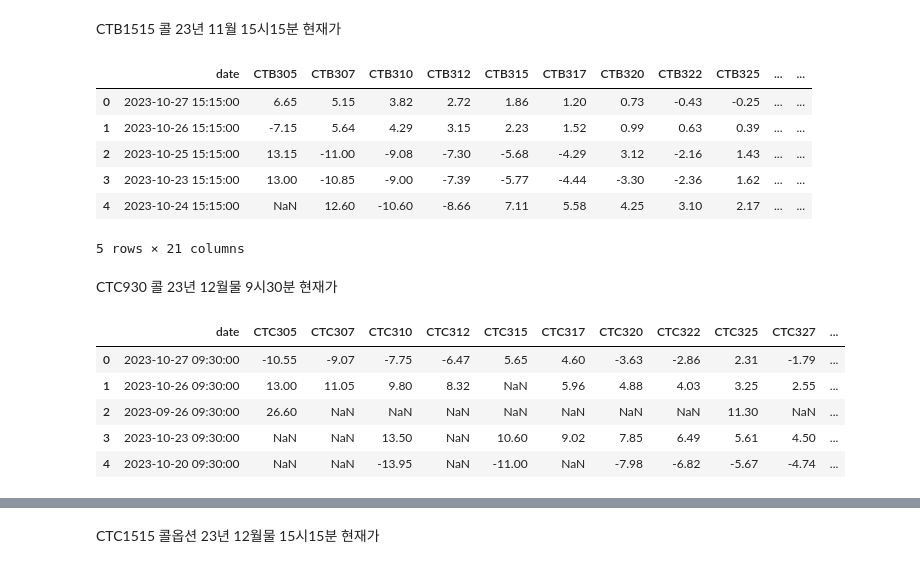
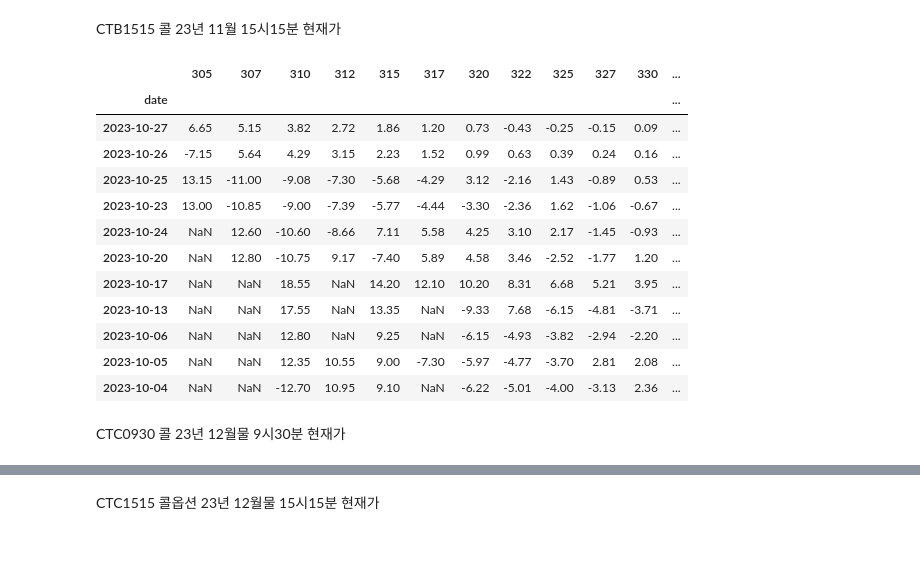
Before and after one commit to jyoooonh/Project1_sample, a Jupyter notebook: option_set.ipynb, the cells around one changed output, grey strips where cells are left out. Drawn from its saved outputs; the diff is of its cells as text; code cells hidden in the pictures.

```diff
--- a/option_set.ipynb
+++ b/option_set.ipynb
@@ -64,5 +65,5 @@ CTB930 콜옵션 23년 11월물 9시30분 현재가
 # %%
-CTB930 = pd.DataFrame() # 합칠 CSV 파일들을 저장할 빈 DataFrame 생성
+CTB0930 = pd.DataFrame() # 합칠 CSV 파일들을 저장할 빈 DataFrame 생성
 root_directory = './option_price/201TB305_352.5/' # 시작 디렉토리 설정
 
 # root_directory와 그 하위 모든 디렉토리에서 CSV 파일을 찾아 합침
@@ -80,9 +81,11 @@ for root, dirs, files in os.walk(root_directory):
             data['체결시간'] = pd.to_datetime(data['체결시간'], format="%Y%m%d%H%M%S")
             data = data[['체결시간', '현재가']].rename(columns={'현재가': csv_file_name, '체결시간': 'date'})
             # 읽어들인 데이터를 기존 데이터프레임과 결합
-            if CTB930.empty:
-                CTB930 = data
+            if CTB0930.empty:
+                CTB0930 = data
             else:
-                CTB930 = pd.merge(CTB930, data, on='date', how='outer')
+                CTB0930 = pd.merge(CTB0930, data, on='date', how='outer')
 
-            CTB930 = CTB930[CTB930['date'].dt.time == pd.to_datetime('09:30:00').time()] # 15시15분 데이터만 추출
+CTB0930 = CTB0930[CTB0930['date'].dt.time == pd.to_datetime('09:30:00').time()] # 09시30분 데이터만 추출
+CTB0930['date'] = CTB0930['date'].dt.strftime("%Y-%m-%d") # 'date' 열의 datetime 값을 "YYYY-MM-DD" 형식으로 변경
+CTB0930.set_index('date', inplace=True)
@@ -111,9 +120,9 @@ for root, dirs, files in os.walk(root_directory):
             data = pd.read_csv(file_path)
             csv_file_name = os.path.basename(file_path)
             if csv_file_name.startswith('201'): # 201로 시작하면 끝에 C를 붙인다.
-                csv_file_name = "C" + csv_file_name.split('.')[0].split('201')[1]
+                csv_file_name = csv_file_name.split('.')[0].split('TB')[1]
             elif csv_file_name.startswith('301'): # 301로 시작하면 끝에 P를 붙인다.
-                csv_file_name = "P" + csv_file_name.split('.')[0].split('301')[1]
+                csv_file_name = csv_file_name.split('.')[0].split('TB')[1]
             data['체결시간'] = pd.to_datetime(data['체결시간'], format="%Y%m%d%H%M%S") # 타입 변경
             data = data[['체결시간', '현재가']].rename(columns={'현재가': csv_file_name, # 행사가를 컬럼 이름으로 넣는다.
              '체결시간': 'date'}) # 컬럼 이름을 date로 바꾼다.
@@ -123,17 +132,25 @@ for root, dirs, files in os.walk(root_directory):
             else:
                 CTB1515 = pd.merge(CTB1515, data, on='date', how='outer') # date기준으로 병합
 
-            CTB1515 = CTB1515[CTB1515['date'].dt.time == pd.to_datetime('15:15:00').time()] # 15시15분 데이터만 추출
+CTB1515 = CTB1515[CTB1515['date'].dt.time == pd.to_datetime('15:15:00').time()] # 15시15분 데이터만 추출
+CTB1515['date'] = CTB1515['date'].dt.strftime("%Y-%m-%d") # 'date' 열의 datetime 값을 "YYYY-MM-DD" 형식으로 변경
+CTB1515.set_index('date', inplace=True)
 # %%
-CTB1515.head()
+CTB1515.head(11)
 # %% [output]
-|  | date | CTB305 | CTB307 | CTB310 | CTB312 | CTB315 | CTB317 | CTB320 | CTB322 | CTB325 | ... | ... |
-| 0 | 2023-10-27 15:15:00 | 6.65 | 5.15 | 3.82 | 2.72 | 1.86 | 1.20 | 0.73 | -0.43 | -0.25 | ... | ... |
-| 1 | 2023-10-26 15:15:00 | -7.15 | 5.64 | 4.29 | 3.15 | 2.23 | 1.52 | 0.99 | 0.63 | 0.39 | ... | ... |
-| 2 | 2023-10-25 15:15:00 | 13.15 | -11.00 | -9.08 | -7.30 | -5.68 | -4.29 | 3.12 | -2.16 | 1.43 | ... | ... |
-| 3 | 2023-10-23 15:15:00 | 13.00 | -10.85 | -9.00 | -7.39 | -5.77 | -4.44 | -3.30 | -2.36 | 1.62 | ... | ... |
-| 4 | 2023-10-24 15:15:00 | NaN | 12.60 | -10.60 | -8.66 | 7.11 | 5.58 | 4.25 | 3.10 | 2.17 | ... | ... |
+|  | 305 | 307 | 310 | 312 | 315 | 317 | 320 | 322 | 325 | 327 | 330 | ... |
+| date |  |  |  |  |  |  |  |  |  |  |  | ... |
+| 2023-10-27 | 6.65 | 5.15 | 3.82 | 2.72 | 1.86 | 1.20 | 0.73 | -0.43 | -0.25 | -0.15 | 0.09 | ... |
+| 2023-10-26 | -7.15 | 5.64 | 4.29 | 3.15 | 2.23 | 1.52 | 0.99 | 0.63 | 0.39 | 0.24 | 0.16 | ... |
+| 2023-10-25 | 13.15 | -11.00 | -9.08 | -7.30 | -5.68 | -4.29 | 3.12 | -2.16 | 1.43 | -0.89 | 0.53 | ... |
+| 2023-10-23 | 13.00 | -10.85 | -9.00 | -7.39 | -5.77 | -4.44 | -3.30 | -2.36 | 1.62 | -1.06 | -0.67 | ... |
+| 2023-10-24 | NaN | 12.60 | -10.60 | -8.66 | 7.11 | 5.58 | 4.25 | 3.10 | 2.17 | -1.45 | -0.93 | ... |
+| 2023-10-20 | NaN | 12.80 | -10.75 | 9.17 | -7.40 | 5.89 | 4.58 | 3.46 | -2.52 | -1.77 | 1.20 | ... |
+| 2023-10-17 | NaN | NaN | 18.55 | NaN | 14.20 | 12.10 | 10.20 | 8.31 | 6.68 | 5.21 | 3.95 | ... |
+| 2023-10-13 | NaN | NaN | 17.55 | NaN | 13.35 | NaN | -9.33 | 7.68 | -6.15 | -4.81 | -3.71 | ... |
+| 2023-10-06 | NaN | NaN | 12.80 | NaN | 9.25 | NaN | -6.15 | -4.93 | -3.82 | -2.94 | -2.20 | ... |
+| 2023-10-05 | NaN | NaN | 12.35 | 10.55 | 9.00 | -7.30 | -5.97 | -4.77 | -3.70 | 2.81 | 2.08 | ... |
+| 2023-10-04 | NaN | NaN | -12.70 | 10.95 | 9.10 | NaN | -6.22 | -5.01 | -4.00 | -3.13 | 2.36 | ... |
-5 rows × 21 columns
 # %% [markdown]
-CTC930 콜 23년 12월물 9시30분 현재가
+CTC0930 콜 23년 12월물 9시30분 현재가
 # %%
@@ -167,9 +185,0 @@ for root, dirs, files in os.walk(root_directory):
-# %%
-CTC930.head()
-# %% [output]
-|  | date | CTC305 | CTC307 | CTC310 | CTC312 | CTC315 | CTC317 | CTC320 | CTC322 | CTC325 | CTC327 | ... |
-| 0 | 2023-10-27 09:30:00 | -10.55 | -9.07 | -7.75 | -6.47 | 5.65 | 4.60 | -3.63 | -2.86 | 2.31 | -1.79 | ... |
-| 1 | 2023-10-26 09:30:00 | 13.00 | 11.05 | 9.80 | 8.32 | NaN | 5.96 | 4.88 | 4.03 | 3.25 | 2.55 | ... |
-| 2 | 2023-09-26 09:30:00 | 26.60 | NaN | NaN | NaN | NaN | NaN | NaN | NaN | 11.30 | NaN | ... |
-| 3 | 2023-10-23 09:30:00 | NaN | NaN | 13.50 | NaN | 10.60 | 9.02 | 7.85 | 6.49 | 5.61 | 4.50 | ... |
-| 4 | 2023-10-20 09:30:00 | NaN | NaN | -13.95 | NaN | -11.00 | NaN | -7.98 | -6.82 | -5.67 | -4.74 | ... |
```
Also changed, not shown: parts of 38 cells of this notebook, 1 other file.
